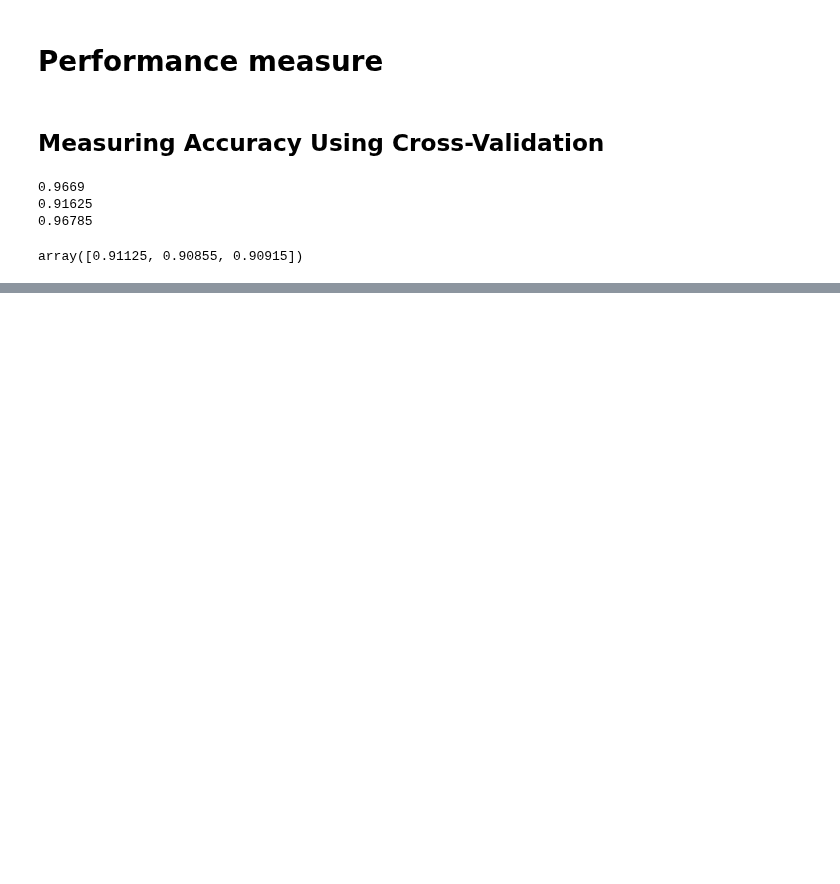
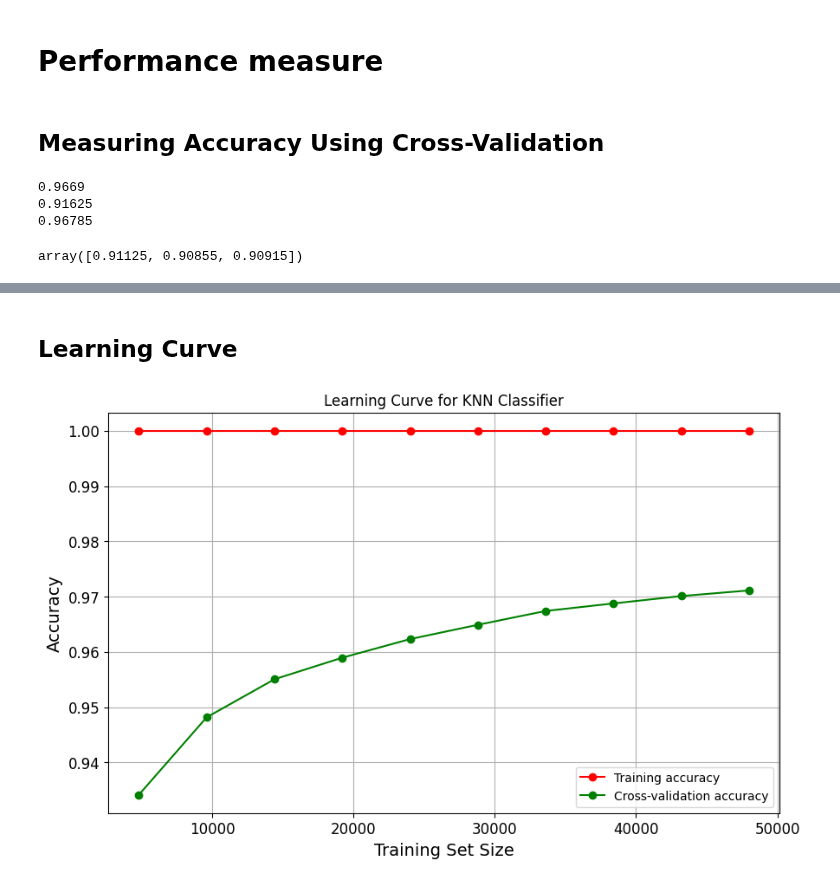
Before and after one commit to Justine-IA/IAI600Lab, a Jupyter notebook: Lab_4/main.ipynb, the cells around one changed output, grey strips where cells are left out. Saved outputs shown, nothing was run; the diff lists cells and outputs as text; code cells hidden in the pictures; blank space fills up the shorter version.

```diff
--- a/Lab_4/main.ipynb
+++ b/Lab_4/main.ipynb
@@ -356,0 +266,31 @@ np.float64(0.8662608374838591)
+# %% [markdown]
+## Learning Curve
+# %%
+from sklearn.model_selection import learning_curve
+import numpy as np
+
+def plot_learning_curve(estimator, X, y, title):
+    # Generate learning curve data
+    train_sizes, train_scores, test_scores = learning_curve(
+        estimator, X, y, cv=5, n_jobs=-1, train_sizes=np.linspace(0.1, 1.0, 10), scoring='accuracy'
+    )
+
+    # Calculate mean and standard deviation for training and test scores
+    train_scores_mean = np.mean(train_scores, axis=1)
+    test_scores_mean = np.mean(test_scores, axis=1)
+
+    # Plot the learning curve
+    plt.figure(figsize=(10, 6))
+    plt.plot(train_sizes, train_scores_mean, 'o-', color="r", label="Training accuracy")
+    plt.plot(train_sizes, test_scores_mean, 'o-', color="g", label="Cross-validation accuracy")
+    plt.title(title)
+    plt.xlabel("Training Set Size")
+    plt.ylabel("Accuracy")
+    plt.legend(loc="best")
+    plt.grid()
+    plt.show()
+
+# Plot the learning curve for the best KNN classifier
+plot_learning_curve(best_knn_clf, X_train, y_train, "Learning Curve for KNN Classifier")
+# %% [output]
+[figure, added]
```
Also changed, not shown: parts of 53 cells of this notebook, 5 other files.
